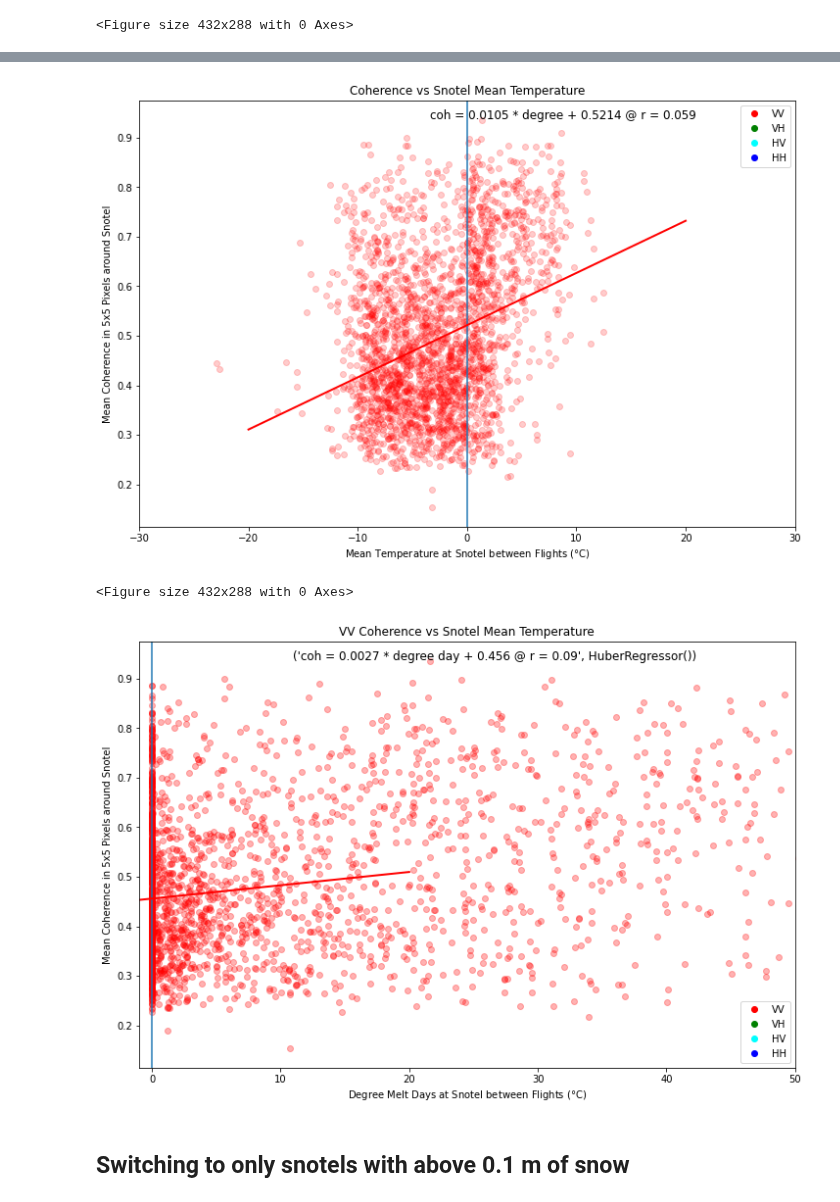
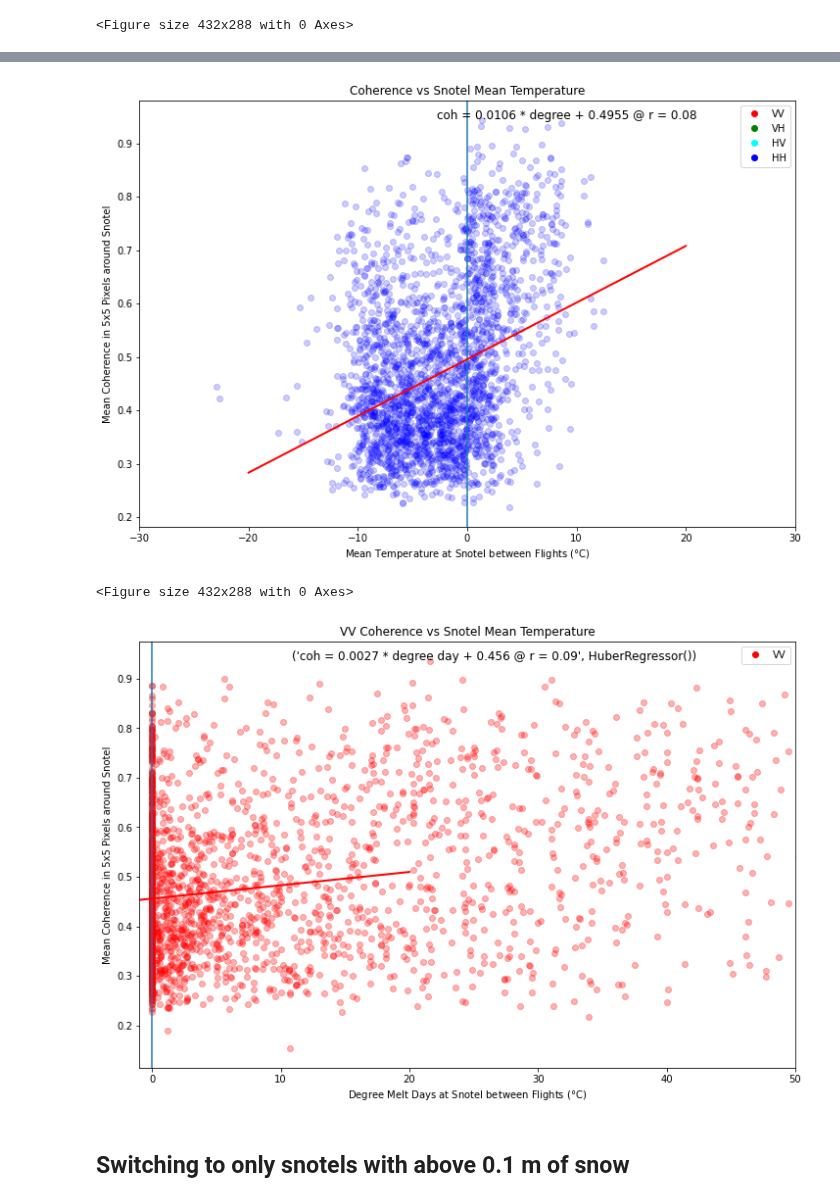
Before and after one commit to ZachHoppinen/uavsar, a Jupyter notebook: src/coherence/coherence_visualization.ipynb, the cells around one changed output, grey strips where cells are left out. Saved outputs shown, nothing was run; the diff lists cells and outputs as text; code cells hidden in the pictures.

```diff
--- a/src/coherence/coherence_visualization.ipynb
+++ b/src/coherence/coherence_visualization.ipynb
@@ -169,3 +169,20 @@ plt.savefig(join(fig_dir, 'sd_diff_coh.png'), dpi = 300)
 # %% [output]
 [figure]
 <Figure size 432x288 with 0 Axes>
+# %%
+with open(expanduser('~/uavsar/results/coherence/coh_snotel_sd/res_df'), 'rb') as f:
+    res_sd = pickle.load(f)
+with open(expanduser('~/uavsar/results/coherence/coh_snotel_temp/res_df_mean'), 'rb') as f:
+    res_temp = pickle.load(f)
+# %%
+with open(expanduser('~/uavsar/results/coherence/coh_snotel_temp/res_df_mean'), 'rb') as f:
+    res = pickle.load(f)
+f, ax = plt.subplots(figsize = (12,8))
+for i,r in res.iterrows():
+    for stat in r.meso_result:
+        if r.pol == 'VV':
+            temp = r.meso_result[stat]['mean_air_temp']
+            coh = r.meso_result[stat]['img_arr_mean']
+            if r.diff_dt < 6:
+                plt.scatter(temp, coh, c = pol_cols[r.pol], alpha = 0.25)
+plt.xlim(-20,20)
@@ -177,36 +197,36 @@ x = []
 y = []
 for i,r in res.iterrows():
     for stat in r.meso_result:
-        if r.pol == 'VV':
+        if r.pol == 'HH':
             # d_sd = r.meso_result[stat]['delta_sd']
             d_sd = r.meso_result[stat]['mean_air_temp']
             x.append(d_sd)
             coh = r.meso_result[stat]['img_arr_mean']
             y.append(coh)
             plt.scatter(d_sd, coh, c = pol_cols[r.pol], alpha = 0.2)
 markers = [plt.Line2D([0,0],[0,0],color=color, marker='o', linestyle='') for color in pol_cols.values()]
 plt.legend(markers, pol_cols.keys(), numpoints=1)
 plt.axvline(0)
 
 x = [i for i in x if i is not np.nan]
 y = [i for i in y if i is not np.nan]
 x = pd.Series(x)
 y = pd.Series(y)
 lm = HuberRegressor().fit(x.values[~np.isnan(x.values)].ravel().reshape(-1, 1), y[~np.isnan(x.values)].values.ravel())
 r = round(lm.score(x.values[~np.isnan(x.values)].ravel().reshape(-1, 1), y[~np.isnan(x.values)].values.ravel()), 3)
 s =  f'coh = {round(lm.coef_[0], 4)} * degree + {round(lm.intercept_, 4)} @ r = {r}'
 plt.text(0.85, 0.98, s, ha='right', va='top', transform=ax.transAxes, fontdict = {'size': 12})
 x, y = lm_line(lm, (-20, 20))
 plt.plot(x,y, color = pol_cols['VV'], linewidth = 2)
 
 plt.xlabel('Mean Temperature at Snotel between Flights ($\degree$C)')
 plt.ylabel('Mean Coherence in 5x5 Pixels around Snotel')
 plt.title('Coherence vs Snotel Mean Temperature')
 plt.xlim(-30,30)
 plt.show()
-plt.savefig(join(fig_dir, 'temp_mean_coh.png'), dpi = 300)
+plt.savefig(join(fig_dir, 'temp_mean_coh_vv.png'), dpi = 300)
 # %% [output]
-[figure, old version]
+[figure, new version]
 <Figure size 432x288 with 0 Axes>
 # %%
 with open(expanduser('~/uavsar/results/coherence/coh_snotel_temp/res_df_dmd'), 'rb') as f:
@@ -223,8 +243,9 @@ for i,r in res.iterrows():
             coh = r.meso_result[stat]['img_arr_mean']
             y.append(coh)
             plt.scatter(d_sd, coh, c = pol_cols[r.pol], alpha = 0.3)
-markers = [plt.Line2D([0,0],[0,0],color=color, marker='o', linestyle='') for color in pol_cols.values()]
-plt.legend(markers, pol_cols.keys(), numpoints=1)
+pol_cols_vv = {'VV':'red'}
+markers = [plt.Line2D([0,0],[0,0],color=color, marker='o', linestyle='') for color in pol_cols_vv.values()]
+# plt.legend(markers, pol_cols_vv.keys(), numpoints=1)
 plt.axvline(0)
 
 x = [i for i in x if i is not np.nan]
@@ -245,7 +266,7 @@ plt.xlim(-1,50)
 plt.show()
 # plt.savefig(join(fig_dir, 'temp_mean_coh.png'), dpi = 300)
 # %% [output]
-[figure, old version]
+[figure, new version]
 # %% [markdown]
 ## Switching to only snotels with above 0.1 m of snow
 # %%
```
Also changed, not shown: parts of 2 cells of this notebook, 7 other files.
